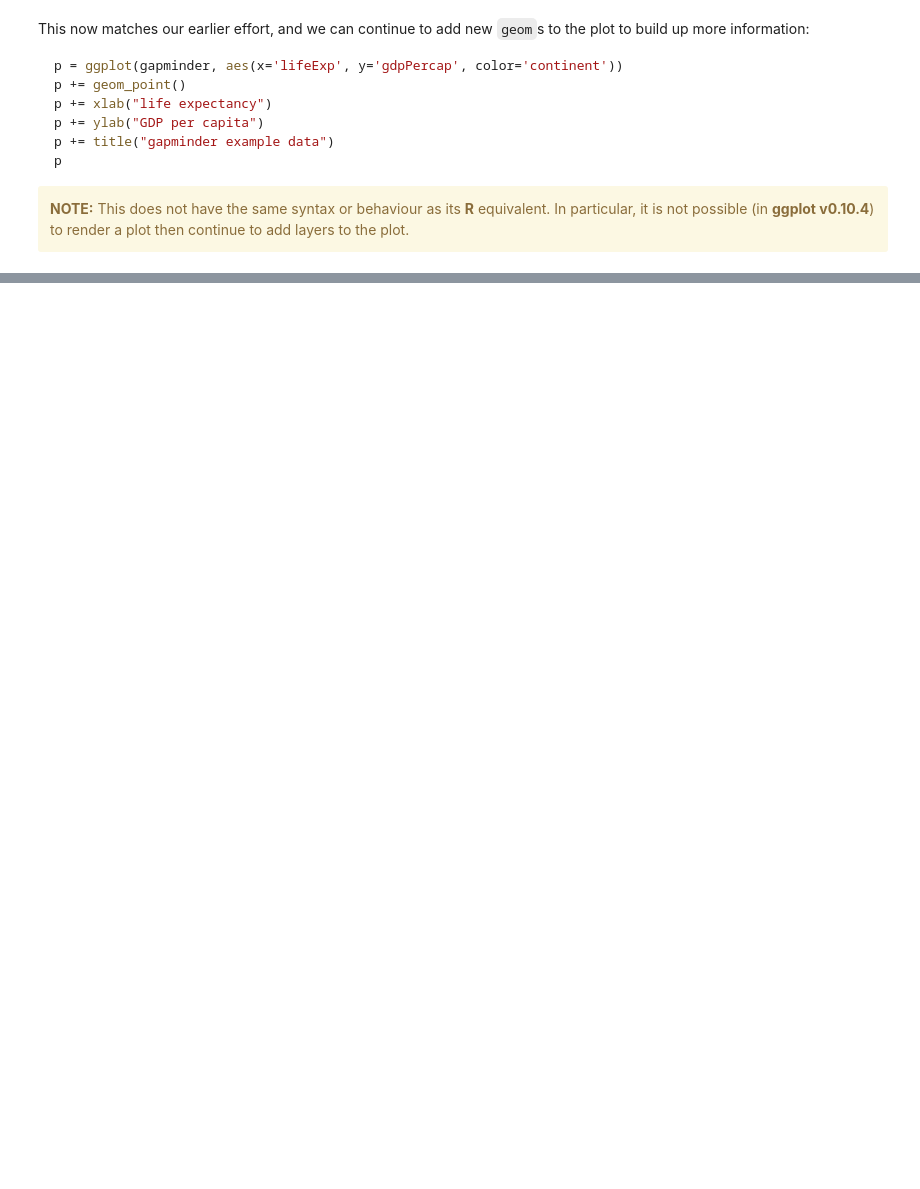
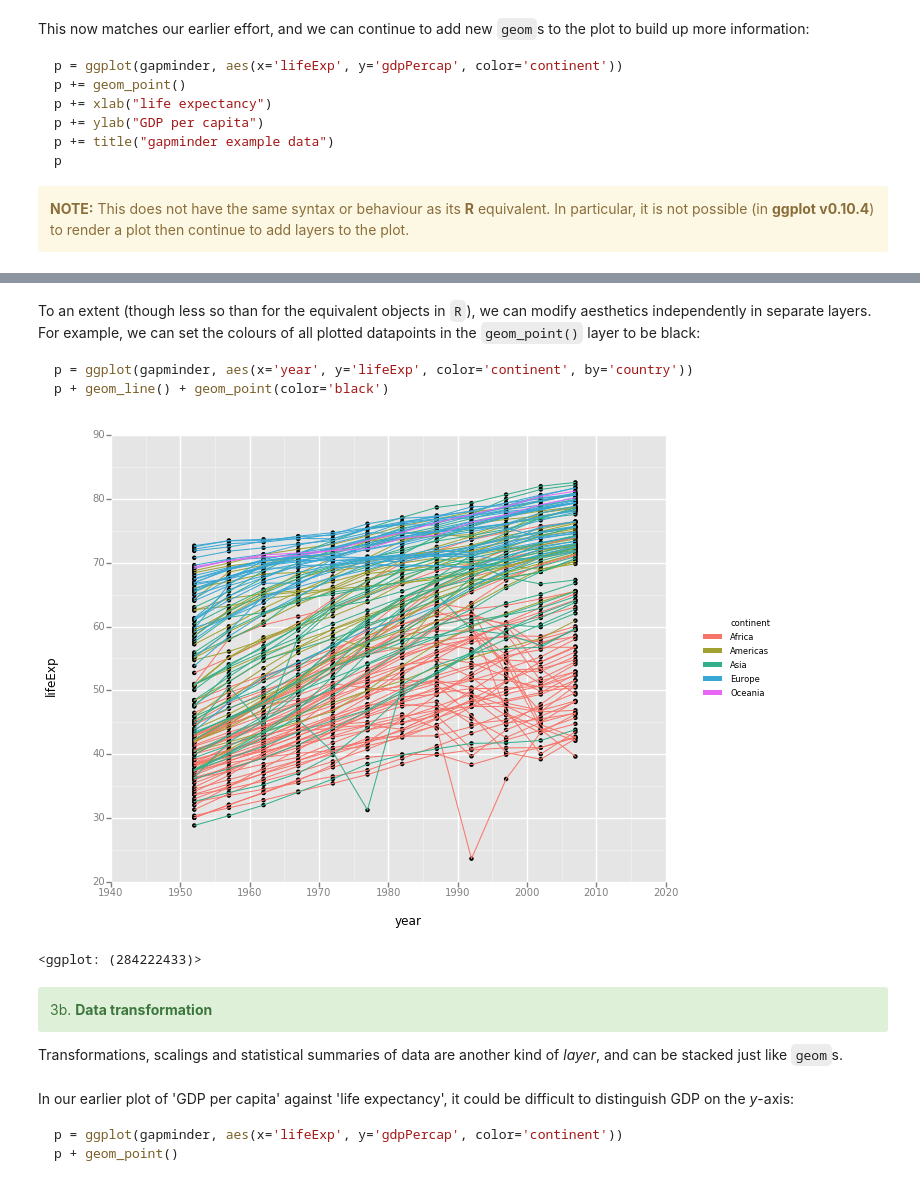
Before and after one commit to widdowquinn/Teaching-Data-Visualisation, a Jupyter notebook: exercises/grammar_of_graphics/grammar_of_graphics.ipynb, the cells around one changed output, grey strips where cells are left out. Cells and saved outputs as stored; diff of their text form; code cells hidden in the pictures; blank space fills up the shorter version.

````diff
--- a/exercises/grammar_of_graphics/grammar_of_graphics.ipynb
+++ b/exercises/grammar_of_graphics/grammar_of_graphics.ipynb
@@ -314,0 +382,27 @@ p
+# %% [markdown]
+To an extent (though less so than for the equivalent objects in `R`), we can modify aesthetics independently in separate layers. For example, we can set the colours of all plotted datapoints in the `geom_point()` layer to be black:
+
+```python
+p = ggplot(gapminder, aes(x='year', y='lifeExp', color='continent', by='country'))
+p + geom_line() + geom_point(color='black')
+```
+# %%
+# Redraw the stacked plot, with black datapoints
+p = ggplot(gapminder, aes(x='year', y='lifeExp', color='continent', by='country'))
+p + geom_line() + geom_point(color='black')
+# %% [output]
+[figure, added]
+<ggplot: (284222433)>
+# %% [markdown]
+<div class="alert alert-success">
+3b. <b>Data transformation</b>
+</div>
+
+Transformations, scalings and statistical summaries of data are another kind of *layer*, and can be stacked just like `geom`s.
+# %% [markdown]
+In our earlier plot of 'GDP per capita' against 'life expectancy', it could be difficult to distinguish GDP on the *y*-axis:
+
+```python
+p = ggplot(gapminder, aes(x='lifeExp', y='gdpPercap', color='continent'))
+p + geom_point()
+```
````
Also changed, not shown: parts of 38 cells of this notebook, 2 other files.
